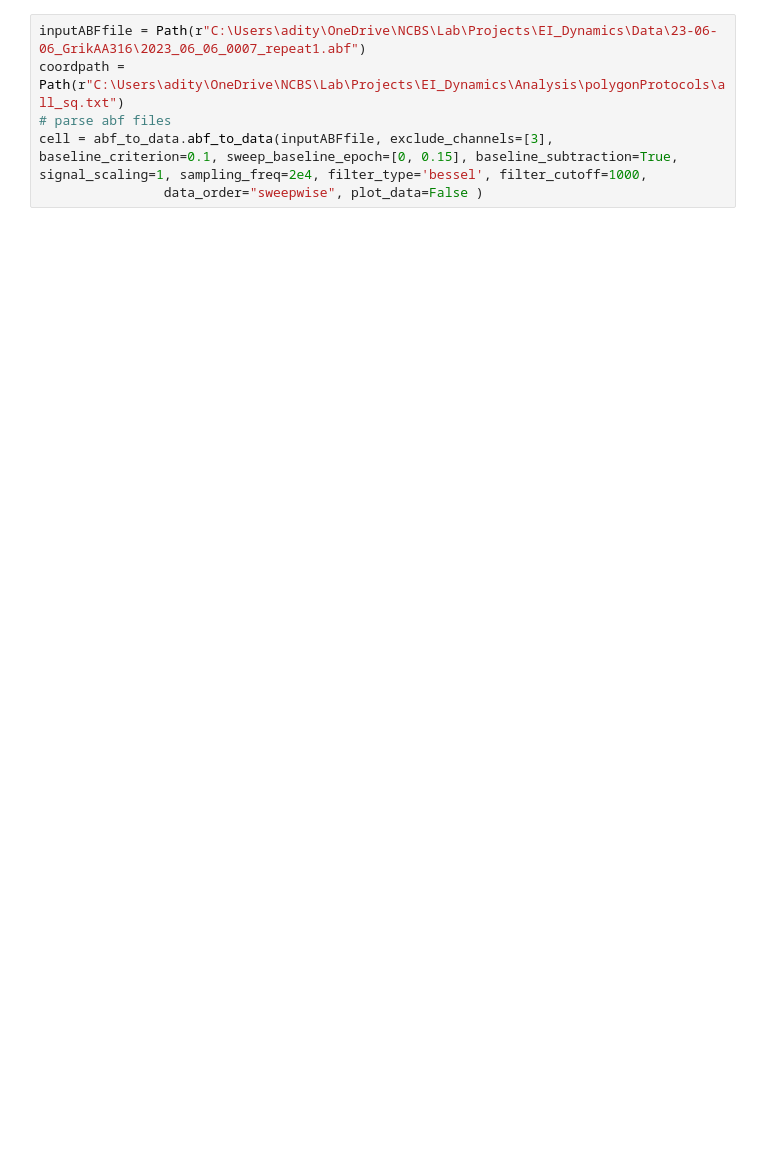
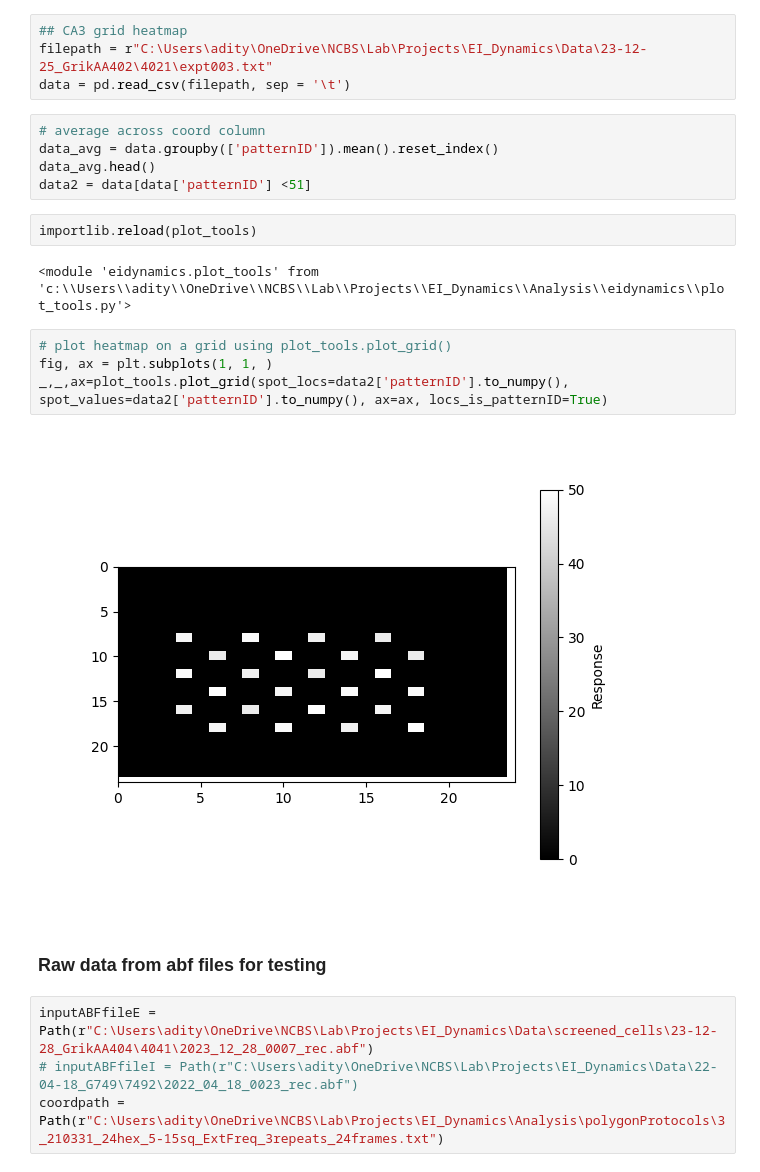
Before and after one commit to AdityaAsopa/Analysis, a Jupyter notebook: analysis.ipynb, the cells around one changed output. Drawn from its saved outputs; the diff is of its cells as text; blank space fills up the shorter version.

```diff
--- a/analysis.ipynb
+++ b/analysis.ipynb
@@ -23,9 +25,28 @@ from eidynamics import plot_tools, utils
 from eidynamics.errors      import *
 
 %matplotlib widget
+# %%
+## CA3 grid heatmap
+filepath = r"C:\Users\adity\OneDrive\NCBS\Lab\Projects\EI_Dynamics\Data\23-12-25_GrikAA402\4021\expt003.txt"
+data = pd.read_csv(filepath, sep = '\t')
+# %%
+# average across coord column
+data_avg = data.groupby(['patternID']).mean().reset_index()
+data_avg.head()
+data2 = data[data['patternID'] <51]
+# %%
+importlib.reload(plot_tools)
+# %% [output]
+<module 'eidynamics.plot_tools' from 'c:\\Users\\adity\\OneDrive\\NCBS\\Lab\\Projects\\EI_Dynamics\\Analysis\\eidynamics\\plot_tools.py'>
+# %%
+# plot heatmap on a grid using plot_tools.plot_grid()
+fig, ax = plt.subplots(1, 1, )
+_,_,ax=plot_tools.plot_grid(spot_locs=data2['patternID'].to_numpy(), spot_values=data2['patternID'].to_numpy(), ax=ax, locs_is_patternID=True)
+# %% [output]
+[figure, added]
+# %% [markdown]
+### Raw data from abf files for testing
 # %%
-inputABFfile = Path(r"C:\Users\adity\OneDrive\NCBS\Lab\Projects\EI_Dynamics\Data\23-06-06_GrikAA316\2023_06_06_0007_repeat1.abf")
-coordpath = Path(r"C:\Users\adity\OneDrive\NCBS\Lab\Projects\EI_Dynamics\Analysis\polygonProtocols\all_sq.txt")
-# parse abf files
-cell = abf_to_data.abf_to_data(inputABFfile, exclude_channels=[3], baseline_criterion=0.1, sweep_baseline_epoch=[0, 0.15], baseline_subtraction=True, signal_scaling=1, sampling_freq=2e4, filter_type='bessel', filter_cutoff=1000,
-                data_order="sweepwise", plot_data=False )
+inputABFfileE = Path(r"C:\Users\adity\OneDrive\NCBS\Lab\Projects\EI_Dynamics\Data\screened_cells\23-12-28_GrikAA404\4041\2023_12_28_0007_rec.abf")
+# inputABFfileI = Path(r"C:\Users\adity\OneDrive\NCBS\Lab\Projects\EI_Dynamics\Data\22-04-18_G749\7492\2022_04_18_0023_rec.abf")
+coordpath = Path(r"C:\Users\adity\OneDrive\NCBS\Lab\Projects\EI_Dynamics\Analysis\polygonProtocols\3_210331_24hex_5-15sq_ExtFreq_3repeats_24frames.txt")
```
Also changed, not shown: parts of 51 cells of this notebook, 16 other files.
